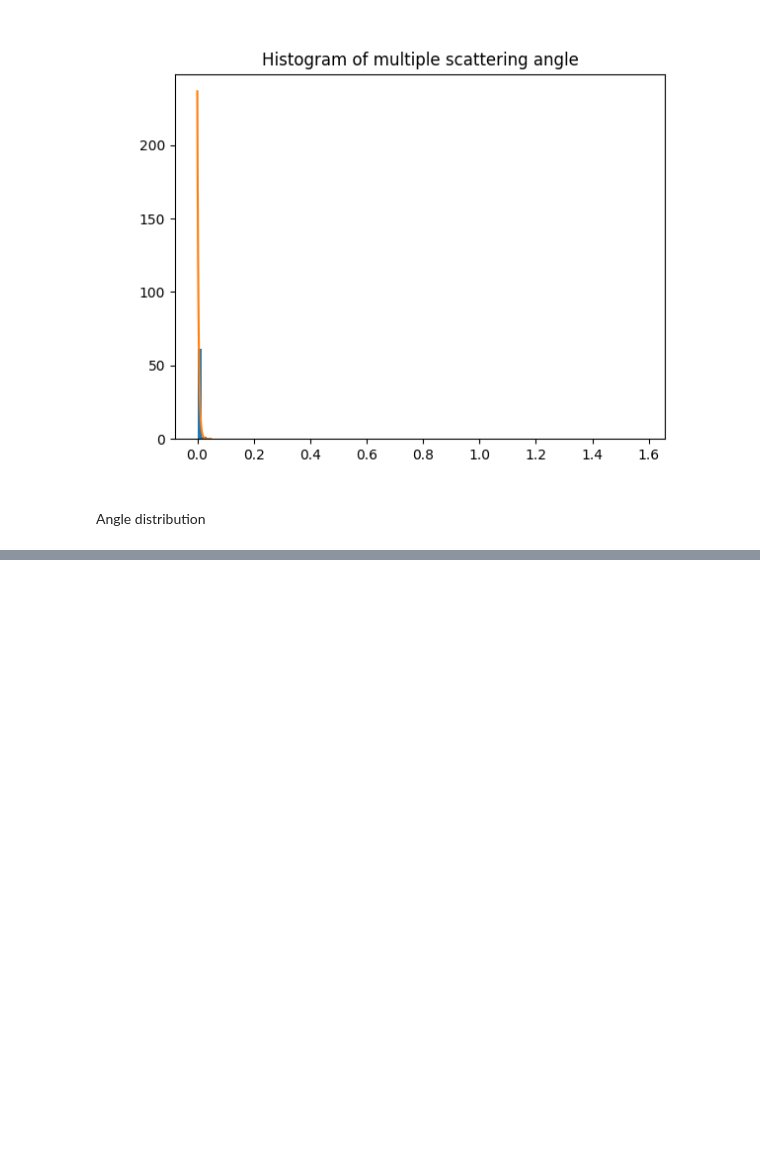
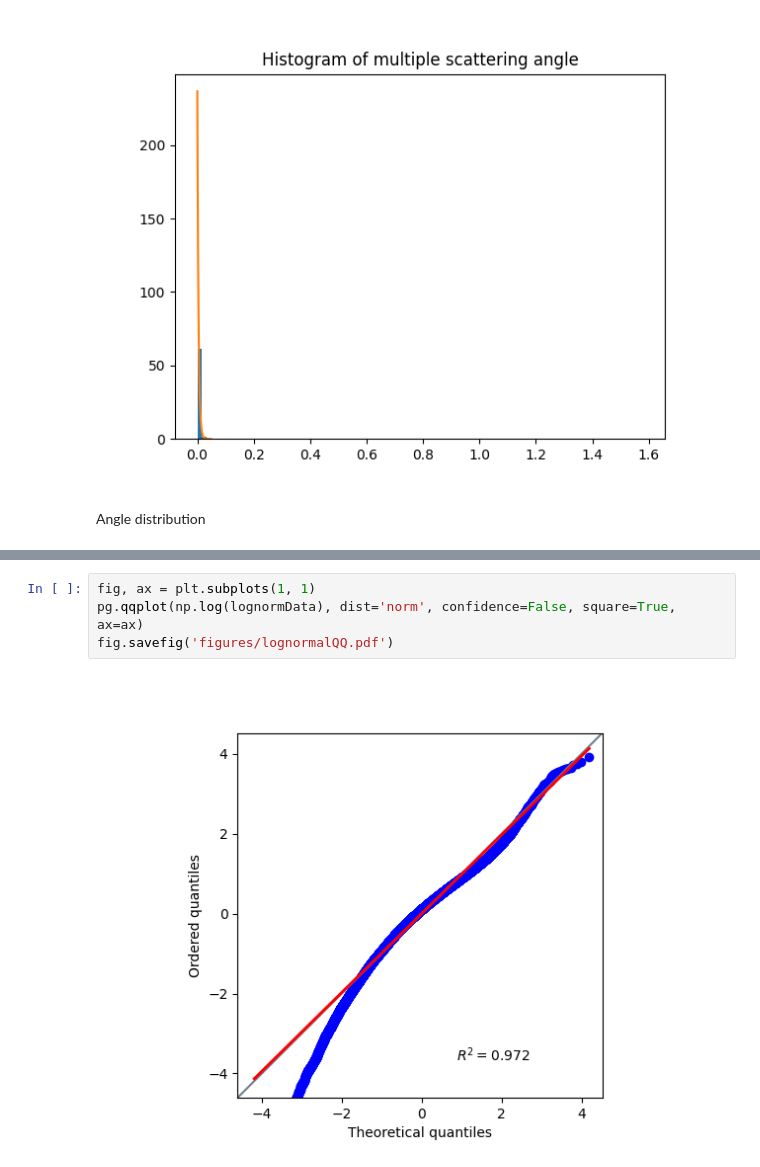
Before and after one commit to KlaasWillems/electronTransportCode, a Jupyter notebook: ms/velocityDist.ipynb, the cells around one changed output, grey strips where cells are left out. Saved outputs shown, nothing was run; the diff lists cells and outputs as text; blank space fills up the shorter version.

```diff
--- a/ms/velocityDist.ipynb
+++ b/ms/velocityDist.ipynb
@@ -168,3 +185,9 @@ Angle distribution
+# %%
+fig, ax = plt.subplots(1, 1)
+pg.qqplot(np.log(lognormData), dist='norm', confidence=False, square=True, ax=ax)
+fig.savefig('figures/lognormalQQ.pdf')
+# %% [output]
+[figure, added]
 # %%
 index = 0
 
```
Also changed, not shown: parts of 5 cells of this notebook, 2 other files.
